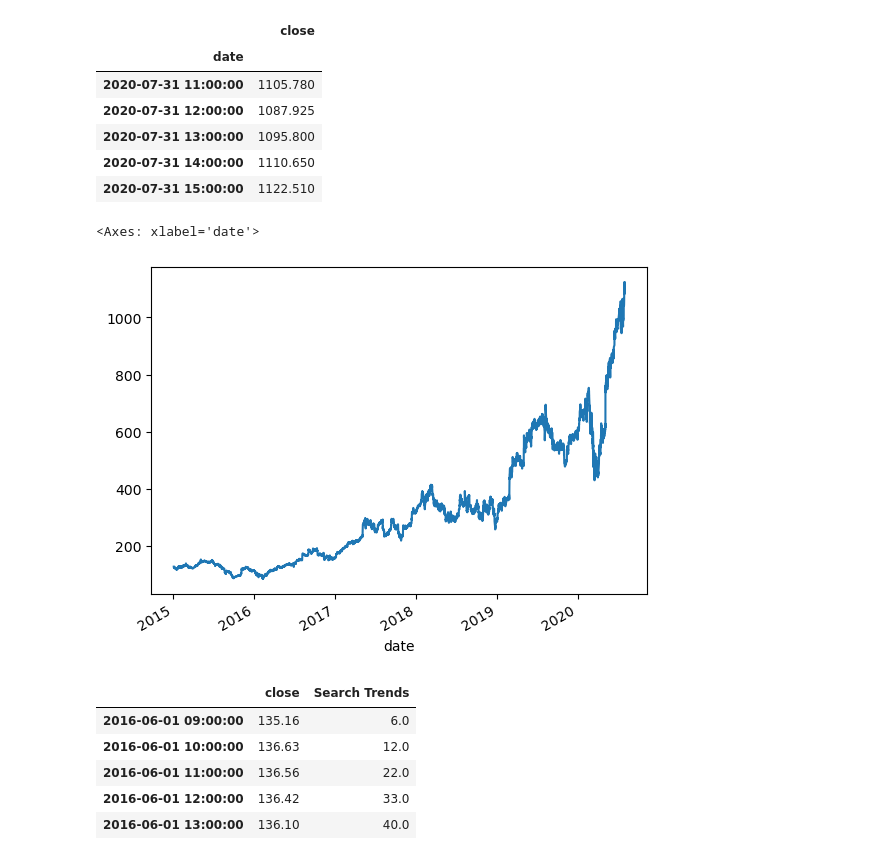
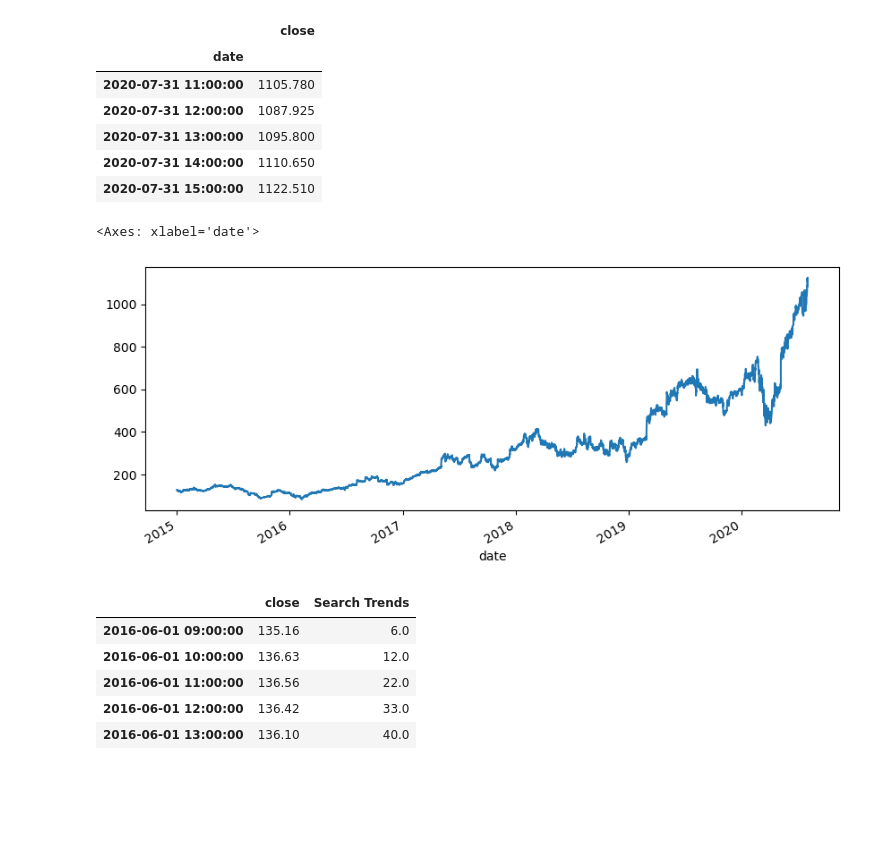
Before and after one commit to tdhdpilot/prophet-challenge, a Jupyter notebook: forecasting_net_prophet.ipynb, the cells around one changed output. Saved outputs shown, nothing was run; the diff lists cells and outputs as text; code cells hidden in the pictures; blank space fills up the shorter version.

```diff
--- a/forecasting_net_prophet.ipynb
+++ b/forecasting_net_prophet.ipynb
@@ -233,10 +231,10 @@ display(df_mercado_stock.tail())
 # %%
 # Visualize the closing price of the df_mercado_stock DataFrame
 #df_mercado_stock.loc["2015-01-02 09:00:00":"2020-07-31 15:00:00"]["close"].plot()
-df_mercado_stock["close"].plot()
+df_mercado_stock["close"].plot(figsize=(10,4))
 # %% [output]
 <Axes: xlabel='date'>
-[figure, old version]
+[figure, new version]
 # %%
 # Concatenate the df_mercado_stock DataFrame with the df_mercado_trends DataFrame
 # Concatenate the DataFrame by columns (axis=1), and drop and rows with only one column of data
```
Also changed, not shown: parts of 13 cells of this notebook, 1 other file.
